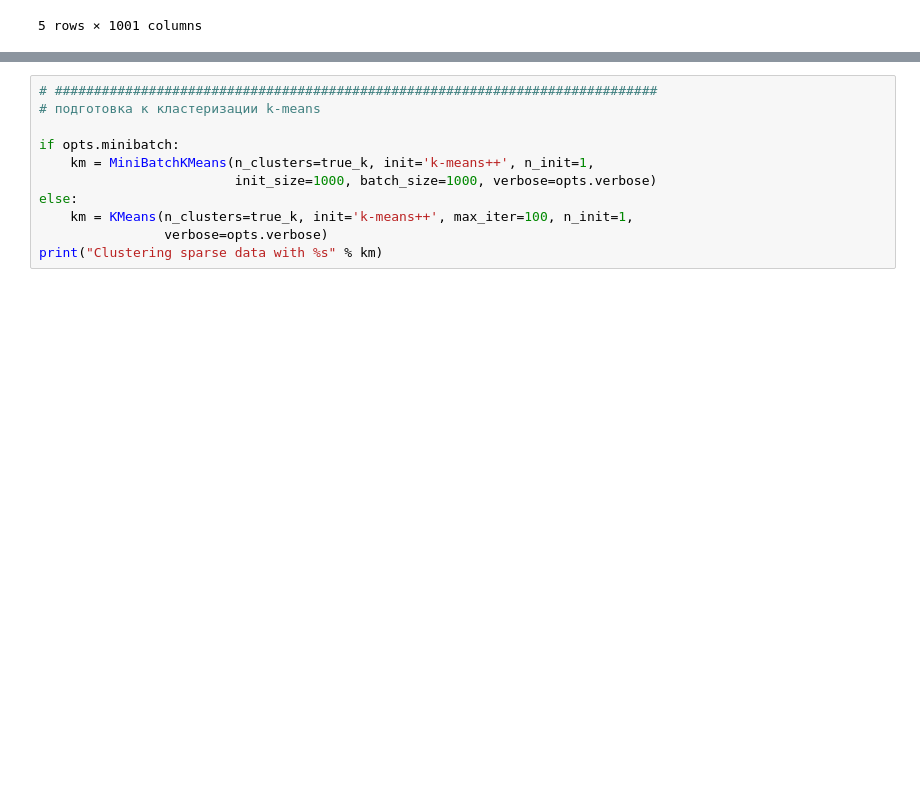
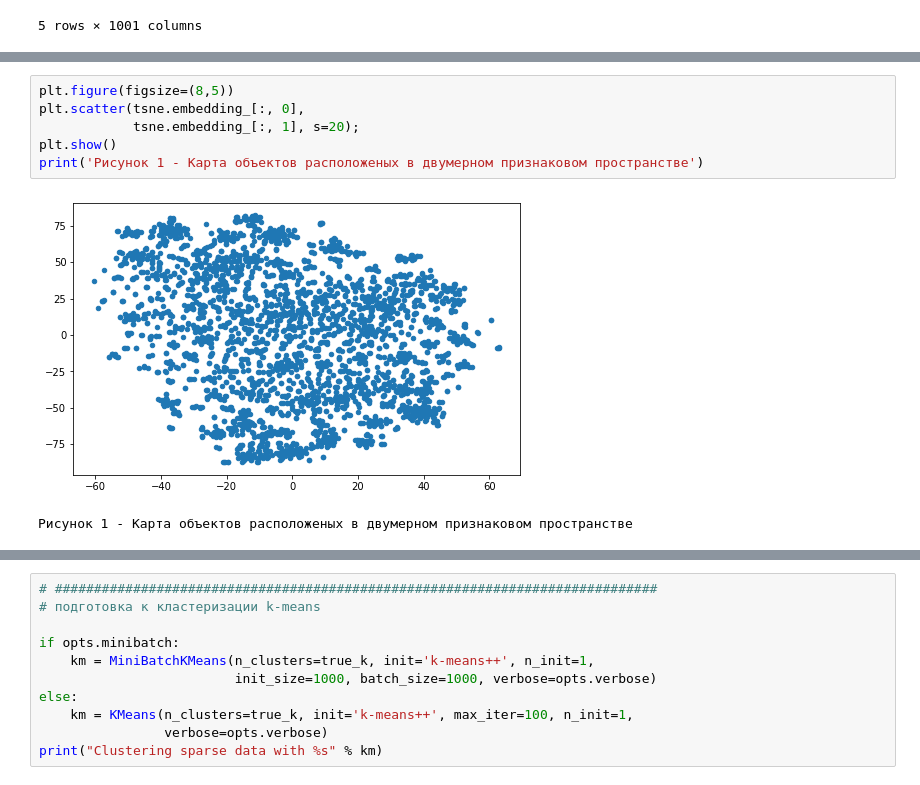
Before and after one commit to karuna-heks/python_nlp, a Jupyter notebook: clustering/clustering.ipynb, the cells around one changed output, grey strips where cells are left out. Cells and saved outputs as stored; diff of their text form; blank space fills up the shorter version.

```diff
--- a/clustering/clustering.ipynb
+++ b/clustering/clustering.ipynb
@@ -177,0 +187,9 @@ done in 52.563396s
+# %%
+plt.figure(figsize=(8,5))
+plt.scatter(tsne.embedding_[:, 0],
+            tsne.embedding_[:, 1], s=20);
+plt.show()
+print('Рисунок 1 - Карта объектов расположеных в двумерном признаковом пространстве')
+# %% [output]
+[figure, added]
+Рисунок 1 - Карта объектов расположеных в двумерном признаковом пространстве
```
Also changed, not shown: parts of 50 cells of this notebook.
